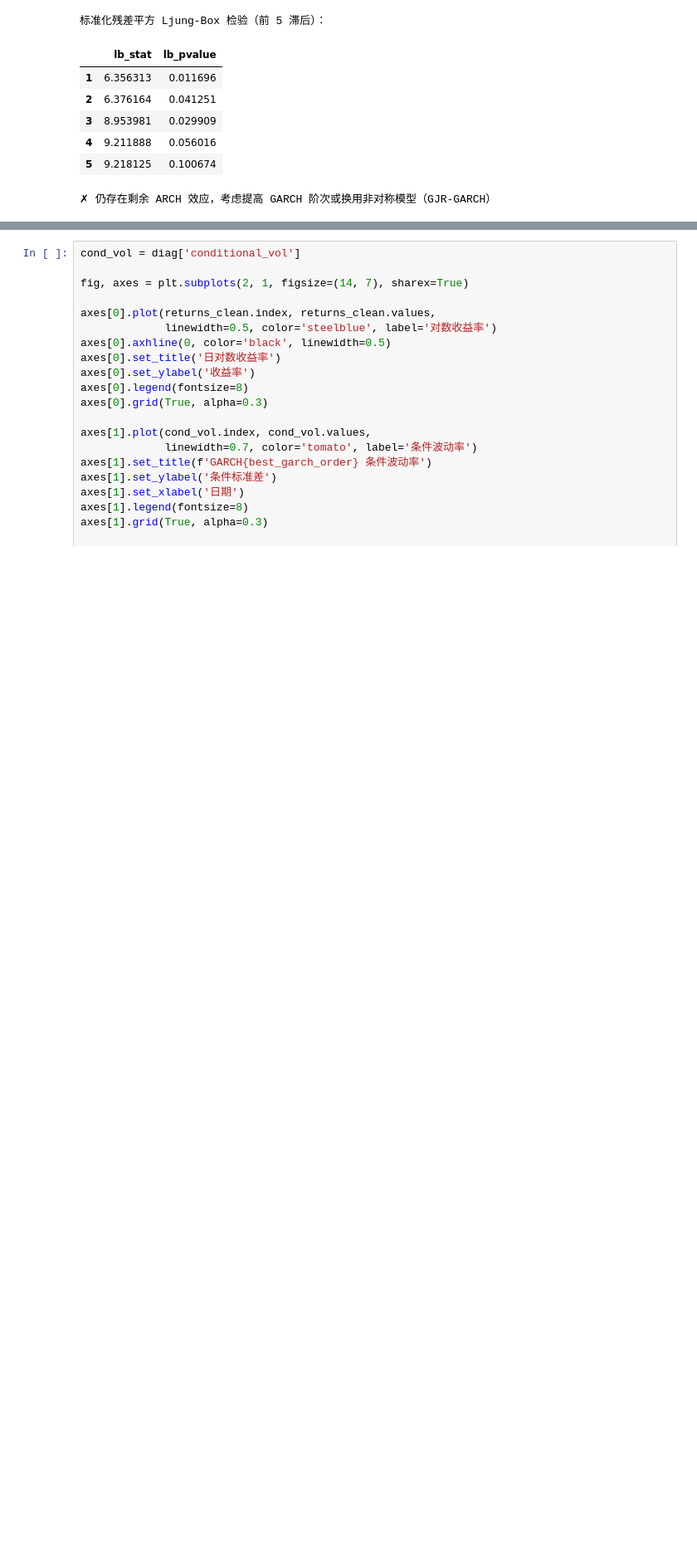
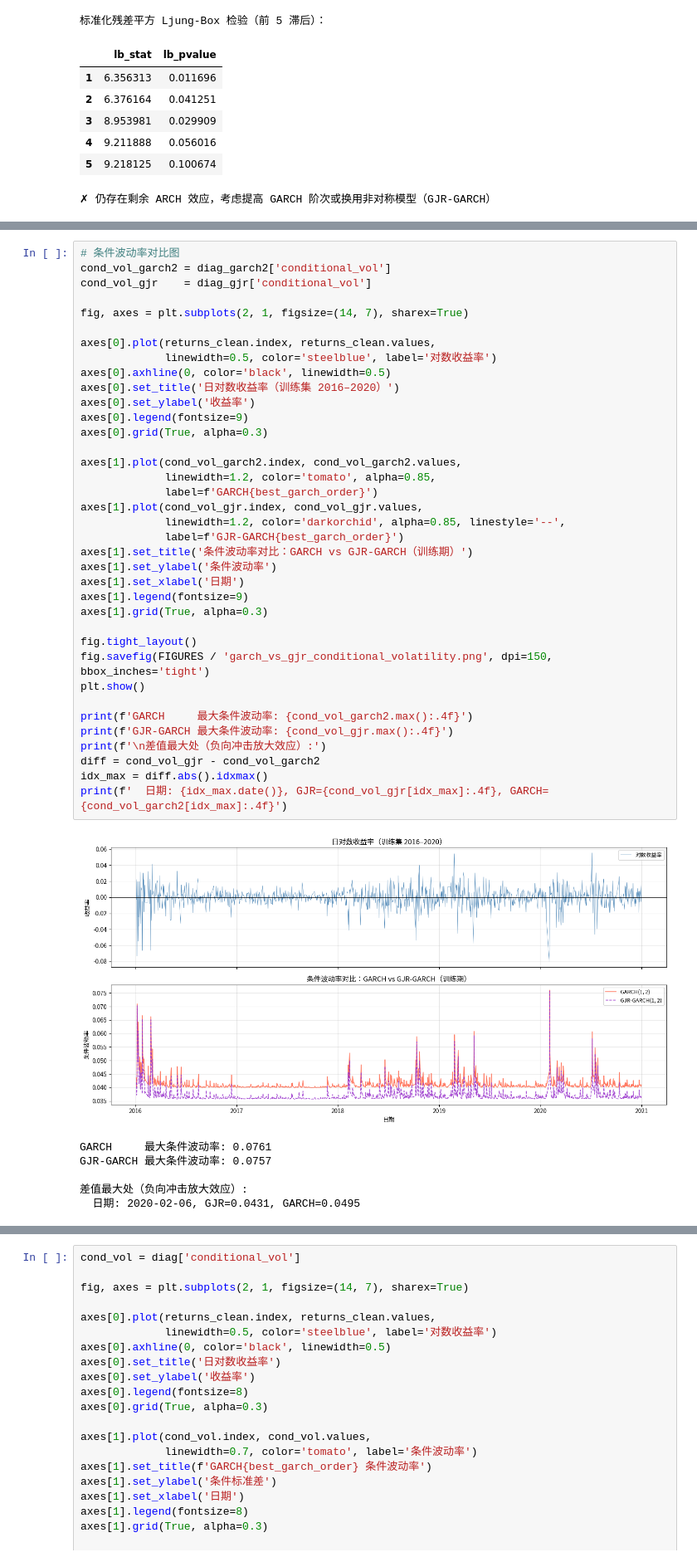
Before and after one commit to kaptnemo/sse-price-volatility, a Jupyter notebook: notebooks/03_garch.ipynb, the cells around one changed output, grey strips where cells are left out. Shown at 83% size. Saved outputs shown, nothing was run; the diff lists cells and outputs as text; blank space fills up the shorter version.

```diff
--- a/notebooks/03_garch.ipynb
+++ b/notebooks/03_garch.ipynb
@@ -315 +431,45 @@ else:
+# %%
+# 条件波动率对比图
+cond_vol_garch2 = diag_garch2['conditional_vol']
+cond_vol_gjr    = diag_gjr['conditional_vol']
+
+fig, axes = plt.subplots(2, 1, figsize=(14, 7), sharex=True)
+
+axes[0].plot(returns_clean.index, returns_clean.values,
+             linewidth=0.5, color='steelblue', label='对数收益率')
+axes[0].axhline(0, color='black', linewidth=0.5)
+axes[0].set_title('日对数收益率（训练集 2016–2020）')
+axes[0].set_ylabel('收益率')
+axes[0].legend(fontsize=9)
+axes[0].grid(True, alpha=0.3)
+
+axes[1].plot(cond_vol_garch2.index, cond_vol_garch2.values,
+             linewidth=1.2, color='tomato', alpha=0.85,
+             label=f'GARCH{best_garch_order}')
+axes[1].plot(cond_vol_gjr.index, cond_vol_gjr.values,
+             linewidth=1.2, color='darkorchid', alpha=0.85, linestyle='--',
+             label=f'GJR-GARCH{best_garch_order}')
+axes[1].set_title('条件波动率对比：GARCH vs GJR-GARCH（训练期）')
+axes[1].set_ylabel('条件波动率')
+axes[1].set_xlabel('日期')
+axes[1].legend(fontsize=9)
+axes[1].grid(True, alpha=0.3)
+
+fig.tight_layout()
+fig.savefig(FIGURES / 'garch_vs_gjr_conditional_volatility.png', dpi=150, bbox_inches='tight')
+plt.show()
+
+print(f'GARCH     最大条件波动率: {cond_vol_garch2.max():.4f}')
+print(f'GJR-GARCH 最大条件波动率: {cond_vol_gjr.max():.4f}')
+print(f'\n差值最大处（负向冲击放大效应）:')
+diff = cond_vol_gjr - cond_vol_garch2
+idx_max = diff.abs().idxmax()
+print(f'  日期: {idx_max.date()}, GJR={cond_vol_gjr[idx_max]:.4f}, GARCH={cond_vol_garch2[idx_max]:.4f}')
+# %% [output]
+[figure, added]
+GARCH     最大条件波动率: 0.0761
+GJR-GARCH 最大条件波动率: 0.0757
+
+差值最大处（负向冲击放大效应）:
+  日期: 2020-02-06, GJR=0.0431, GARCH=0.0495
 # %% [markdown]
```
Also changed, not shown: parts of 19 cells of this notebook, 22 other files.
